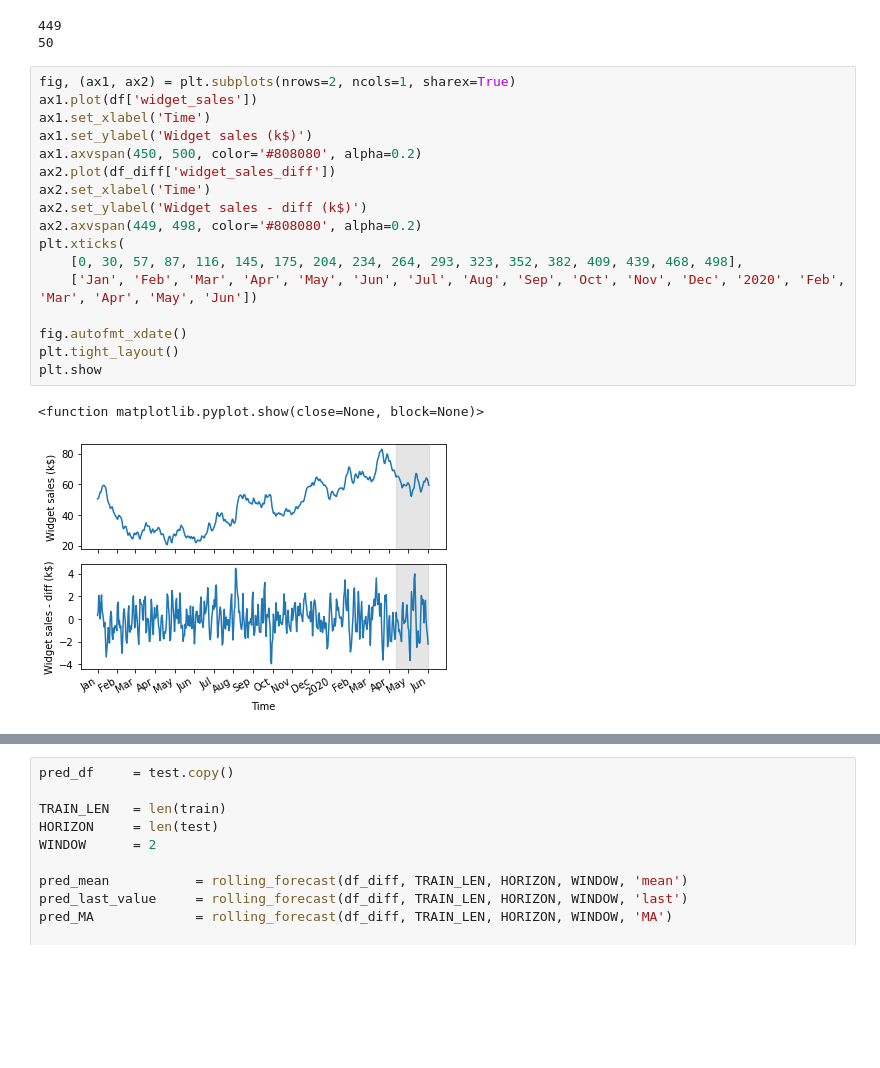
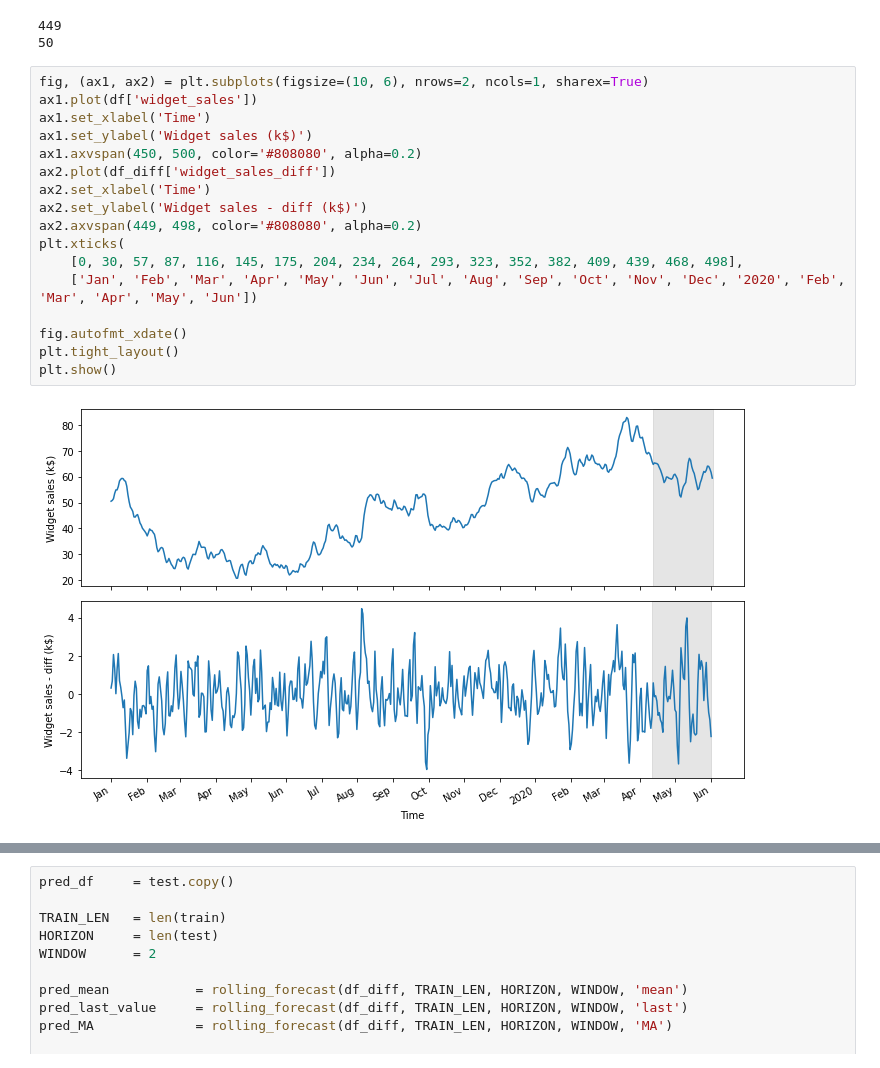
Before and after one commit to PabloSoligo2014/3670-UNLaM-CD, a Jupyter notebook: 09_TimeSeries/04_MovingAverage.ipynb, the cells around one changed output, grey strips where cells are left out. Saved outputs shown, nothing was run; the diff lists cells and outputs as text; blank space fills up the shorter version.

```diff
--- a/09_TimeSeries/04_MovingAverage.ipynb
+++ b/09_TimeSeries/04_MovingAverage.ipynb
@@ -104,23 +104,22 @@ print(len(test))
 449
 50
 # %%
-fig, (ax1, ax2) = plt.subplots(nrows=2, ncols=1, sharex=True)
+fig, (ax1, ax2) = plt.subplots(figsize=(10, 6), nrows=2, ncols=1, sharex=True)
 ax1.plot(df['widget_sales'])
 ax1.set_xlabel('Time')
 ax1.set_ylabel('Widget sales (k$)')
 ax1.axvspan(450, 500, color='#808080', alpha=0.2)
 ax2.plot(df_diff['widget_sales_diff'])
 ax2.set_xlabel('Time')
 ax2.set_ylabel('Widget sales - diff (k$)')
 ax2.axvspan(449, 498, color='#808080', alpha=0.2)
 plt.xticks(
     [0, 30, 57, 87, 116, 145, 175, 204, 234, 264, 293, 323, 352, 382, 409, 439, 468, 498],
     ['Jan', 'Feb', 'Mar', 'Apr', 'May', 'Jun', 'Jul', 'Aug', 'Sep', 'Oct', 'Nov', 'Dec', '2020', 'Feb', 'Mar', 'Apr', 'May', 'Jun'])
 
 fig.autofmt_xdate()
 plt.tight_layout()
-plt.show
+plt.show()
 # %% [output]
-<function matplotlib.pyplot.show(close=None, block=None)>
-[figure, old version]
+[figure, new version]
 # %%
```
Also changed, not shown: parts of 1 cell of this notebook.
